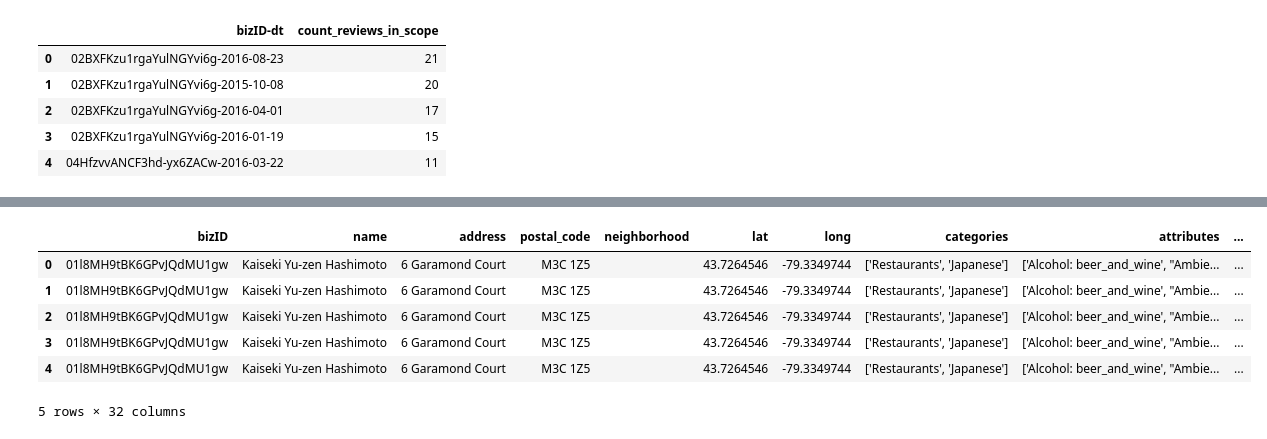
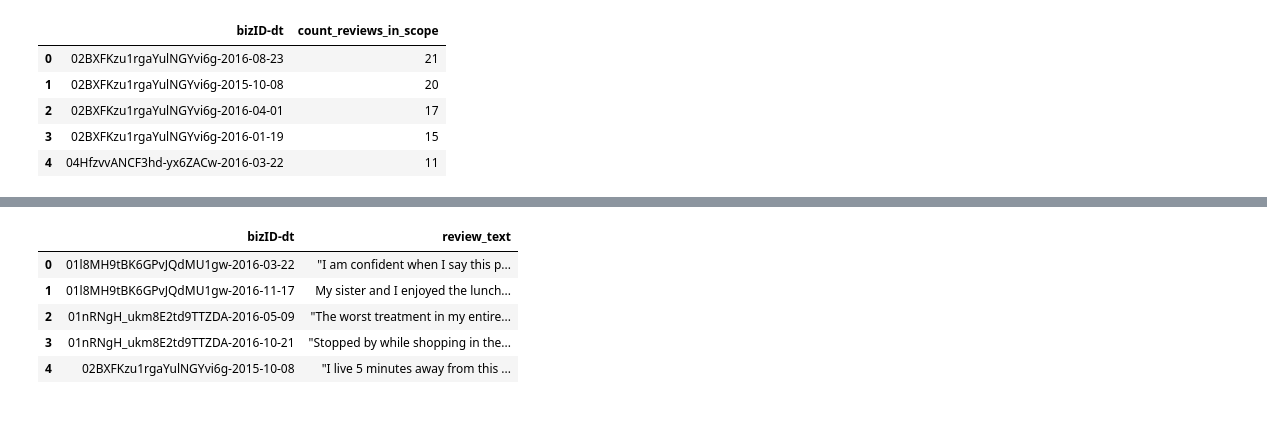
Before and after one commit to ms682/DataScience, a Jupyter notebook: yelp-toronto-dataset.ipynb, the cells around one changed output, grey strips where cells are left out. Drawn from its saved outputs; the diff is of its cells as text; code cells hidden in the pictures.

Commit message:
merges all working as expected
just need to featurize attributes and categories then data prep complete

```diff
--- a/yelp-toronto-dataset.ipynb
+++ b/yelp-toronto-dataset.ipynb
@@ -103,3 +103,7 @@ in_scope_reviews.head()
 | 2 | 02BXFKzu1rgaYulNGYvi6g-2016-04-01 | 17 |
 | 3 | 02BXFKzu1rgaYulNGYvi6g-2016-01-19 | 15 |
 | 4 | 04HfzvvANCF3hd-yx6ZACw-2016-03-22 | 11 |
+# %%
+#get dummies for star rating column
+obs = pd.concat([obs, pd.get_dummies(obs['review_stars'], prefix='stars')], axis=1)
+obs.head()
@@ -106,12 +118,11 @@ in_scope_reviews.head()
 # %%
-obs.groupby('bizID-dt')['review_text'].apply(' '.join).reset_index()
-obs.head()
+df = obs.groupby('bizID-dt')['review_text'].apply(' '.join).reset_index()
+df.head()
 # %% [output]
-|  | bizID | name | address | postal_code | neighborhood | lat | long | categories | attributes | ... |
-| 0 | 01l8MH9tBK6GPvJQdMU1gw | Kaiseki Yu-zen Hashimoto | 6 Garamond Court | M3C 1Z5 |  | 43.7264546 | -79.3349744 | ['Restaurants', 'Japanese'] | ['Alcohol: beer_and_wine', "Ambie... | ... |
-| 1 | 01l8MH9tBK6GPvJQdMU1gw | Kaiseki Yu-zen Hashimoto | 6 Garamond Court | M3C 1Z5 |  | 43.7264546 | -79.3349744 | ['Restaurants', 'Japanese'] | ['Alcohol: beer_and_wine', "Ambie... | ... |
-| 2 | 01l8MH9tBK6GPvJQdMU1gw | Kaiseki Yu-zen Hashimoto | 6 Garamond Court | M3C 1Z5 |  | 43.7264546 | -79.3349744 | ['Restaurants', 'Japanese'] | ['Alcohol: beer_and_wine', "Ambie... | ... |
-| 3 | 01l8MH9tBK6GPvJQdMU1gw | Kaiseki Yu-zen Hashimoto | 6 Garamond Court | M3C 1Z5 |  | 43.7264546 | -79.3349744 | ['Restaurants', 'Japanese'] | ['Alcohol: beer_and_wine', "Ambie... | ... |
-| 4 | 01l8MH9tBK6GPvJQdMU1gw | Kaiseki Yu-zen Hashimoto | 6 Garamond Court | M3C 1Z5 |  | 43.7264546 | -79.3349744 | ['Restaurants', 'Japanese'] | ['Alcohol: beer_and_wine', "Ambie... | ... |
+|  | bizID-dt | review_text |
+| 0 | 01l8MH9tBK6GPvJQdMU1gw-2016-03-22 | "I am confident when I say this p... |
+| 1 | 01l8MH9tBK6GPvJQdMU1gw-2016-11-17 | My sister and I enjoyed the lunch... |
+| 2 | 01nRNgH_ukm8E2td9TTZDA-2016-05-09 | "The worst treatment in my entire... |
+| 3 | 01nRNgH_ukm8E2td9TTZDA-2016-10-21 | "Stopped by while shopping in the... |
+| 4 | 02BXFKzu1rgaYulNGYvi6g-2015-10-08 | "I live 5 minutes away from this ... |
-5 rows × 32 columns
 # %%
```
Also changed, not shown: parts of 3 cells of this notebook.
